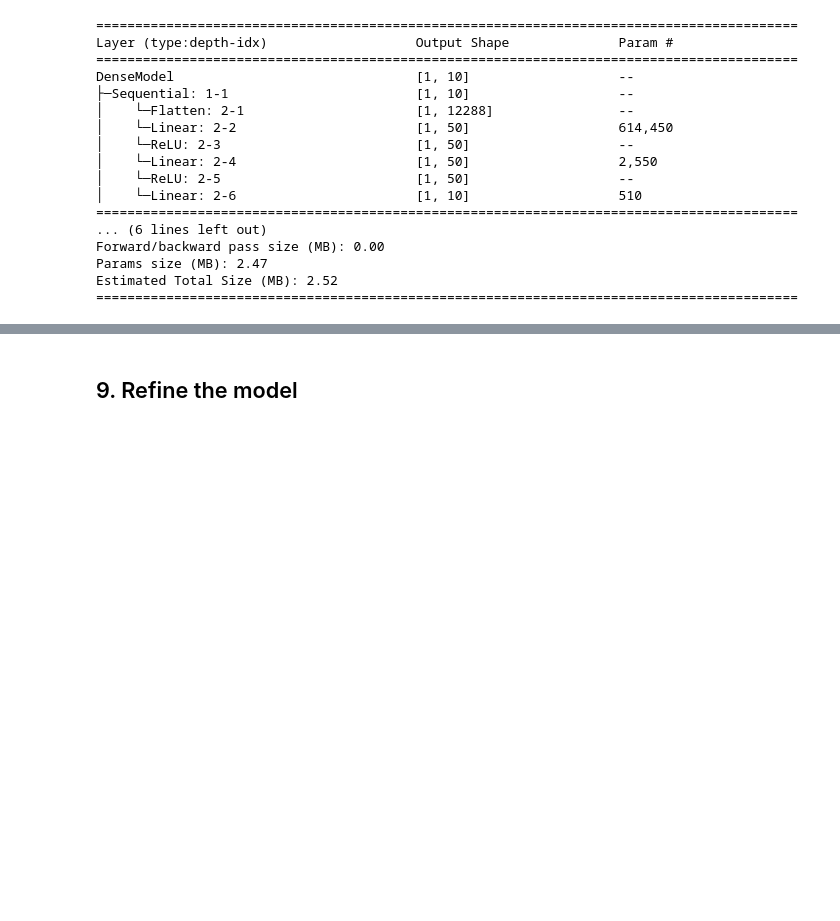
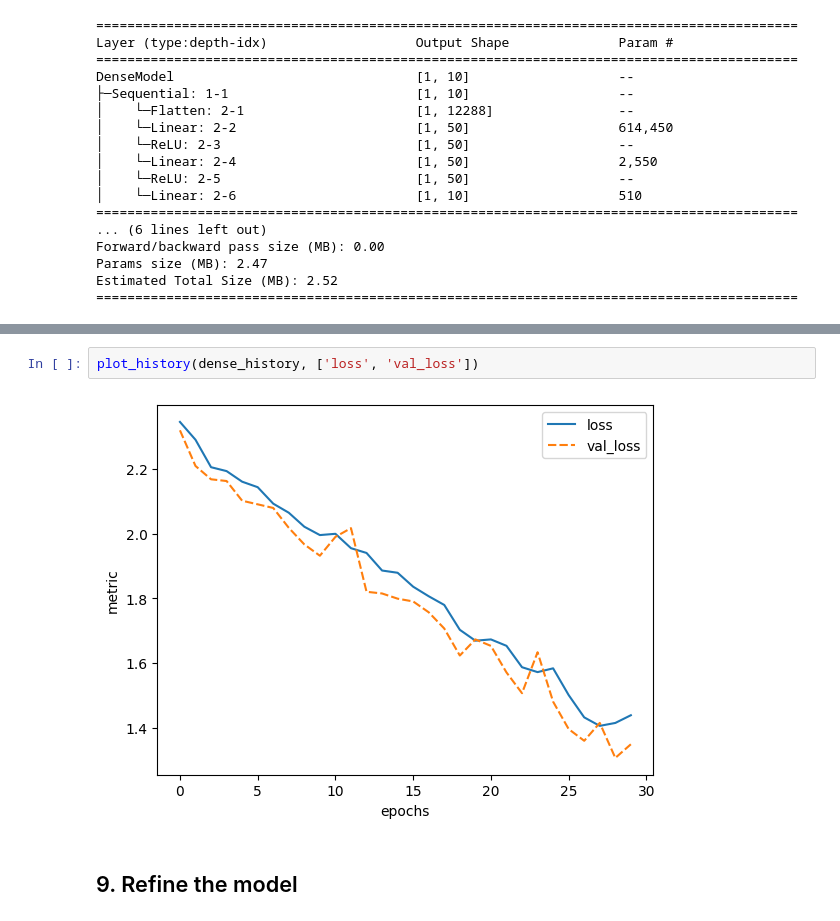
Before and after one commit to mimer-ai/deep-learning-intro, a Jupyter notebook: notebooks/lumi-pytorch/4-Advanced-layer-types-ImageClassification.ipynb, the cells around one changed output, grey strips where cells are left out. Saved outputs shown, nothing was run; the diff lists cells and outputs as text; blank space fills up the shorter version.

```diff
--- a/notebooks/lumi-pytorch/4-Advanced-layer-types-ImageClassification.ipynb
+++ b/notebooks/lumi-pytorch/4-Advanced-layer-types-ImageClassification.ipynb
@@ -346,3 +335,7 @@ Epoch 11:
+# %%
+plot_history(dense_history, ['loss', 'val_loss'])
+# %% [output]
+[figure, added]
 # %% [markdown]
 ## 9. Refine the model
 # %%
```
Also changed, not shown: parts of 16 cells of this notebook.
